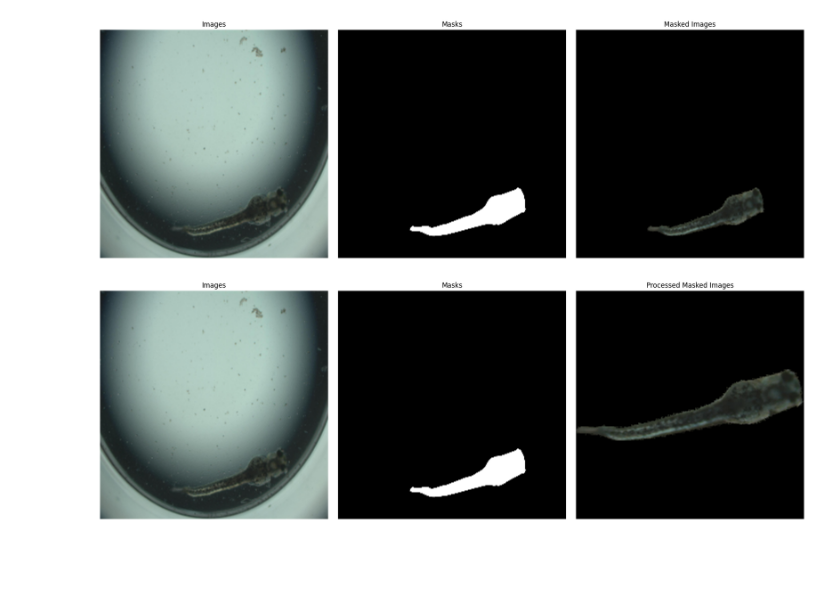
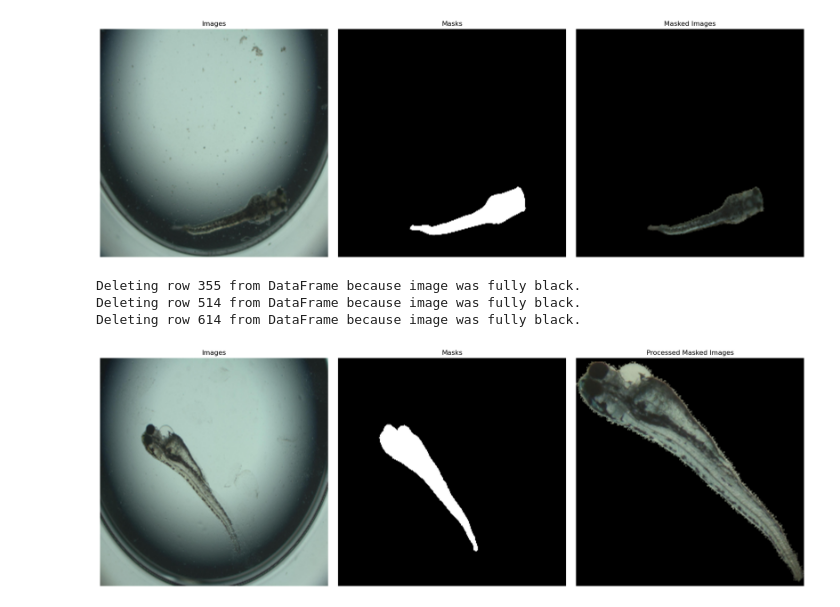
Before and after one commit to MarkDanielArndt/Zebra_Fish, a Jupyter notebook: Classification_Notebook.ipynb, the cells around one changed output. Drawn from its saved outputs; the diff is of its cells as text; code cells hidden in the pictures; blank space fills up the shorter version.

```diff
--- a/Classification_Notebook.ipynb
+++ b/Classification_Notebook.ipynb
@@ -130,7 +132,9 @@ if User=="Mark":
 #0. Set user
 if User=="Andrey":
 
-    excel_path = "Annotation_Zebrafish_full.xlsx"
+    load_with_split = True #Load data with split or without split use the exel file
+
+    excel_path = "Df_Zebrafish_with_splits.xlsx" #change if Load with split == True
     images_folder = "C:/Local_Docs/Uni/Hiwi_IBT/Zebra_Fish/Zebra_fish_data/Raw_data_full_train"
     masks_folder = "C:/Local_Docs/Uni/Hiwi_IBT/Zebra_Fish/Zebra_fish_data/Raw_data_full_masks"
 
@@ -168,7 +172,7 @@ if User=="Andrey":
 
     #Select Model for classification
     Model_type = "CNN"
-    Train_CNN = True
+    Train_CNN = False
     #5 Transformer. Augmentation parameters
     trans_rotation_range = 45
     trans_width_shift_range = 0.2
@@ -291,3 +281,40 @@ Skipping Sample 33, Fish 27: Image or mask missing/multiple found.
+# %%
+#Load the df frame directly from the excel file with split
+if load_with_split==True:
+    def load_and_recreate_masked_images(excel_path):
+        # Load the Excel file
+        df = pd.read_excel(excel_path, dtype={'Sample': str, 'Fish_Num': str, 'Edema': str, 'Curved': str})
+
+        # Ensure Fish_Num is two-digit format
+        df['Fish_Num'] = df['Fish_Num'].apply(lambda x: f"{int(x):02d}")
+
+        # Placeholder for the masked images
+        masked_images = []
+
+        for _, row in df.iterrows():
+            image_path = row['Images']
+            mask_path = row['Masks']
+
+            # Load image and mask
+            image = cv2.imread(image_path)
+            mask = cv2.imread(mask_path, cv2.IMREAD_GRAYSCALE)
+
+            if image is None or mask is None:
+                print(f"Skipping {image_path} or {mask_path}: Unable to read file.")
+                masked_images.append(None)
+                continue
+
+            # Apply the mask: Everything outside the mask becomes black
+            masked_image = cv2.bitwise_and(image, image, mask=mask)
+            masked_images.append(masked_image)
+
+        # Add the "Masked Images" column back to the DataFrame
+        df['Masked Images'] = masked_images
+
+        return df
+
+    # Load the data and recreate masked images
+    df_result = load_and_recreate_masked_images(excel_path)
 # %%
 #Define Display Function
 def display_images(df, index, col1, col2, col3, target_size=(256, 256)):
@@ -387,16 +414,15 @@ def preprocess_masked_images(df, target_size):
     df['Processed Masked Images'] = processed_images
     return df
 
-
-#Delete Rows with NAW
-df_result = df_result[df_result[label_name] != "NAW"]
-# Convert label to integers
-df_result["Curved"] = df_result["Curved"].astype(int)
 #Preprocess masked images
 df_result = preprocess_masked_images(df_result, target_size)
+# %% [output]
+Deleting row 355 from DataFrame because image was fully black.
+Deleting row 514 from DataFrame because image was fully black.
+Deleting row 614 from DataFrame because image was fully black.
 # %%
-display_images(df_result, index=3, col1="Images", col2="Masks", col3='Processed Masked Images', target_size=target_size)
+display_images(df_result, index=788, col1="Images", col2="Masks", col3='Processed Masked Images', target_size=target_size)
 # %% [output]
-[figure, old version]
+[figure, new version]
 # %%
 #Prepare train val test split for seg model
```
Also changed, not shown: parts of 15 cells of this notebook, 2 other files.
